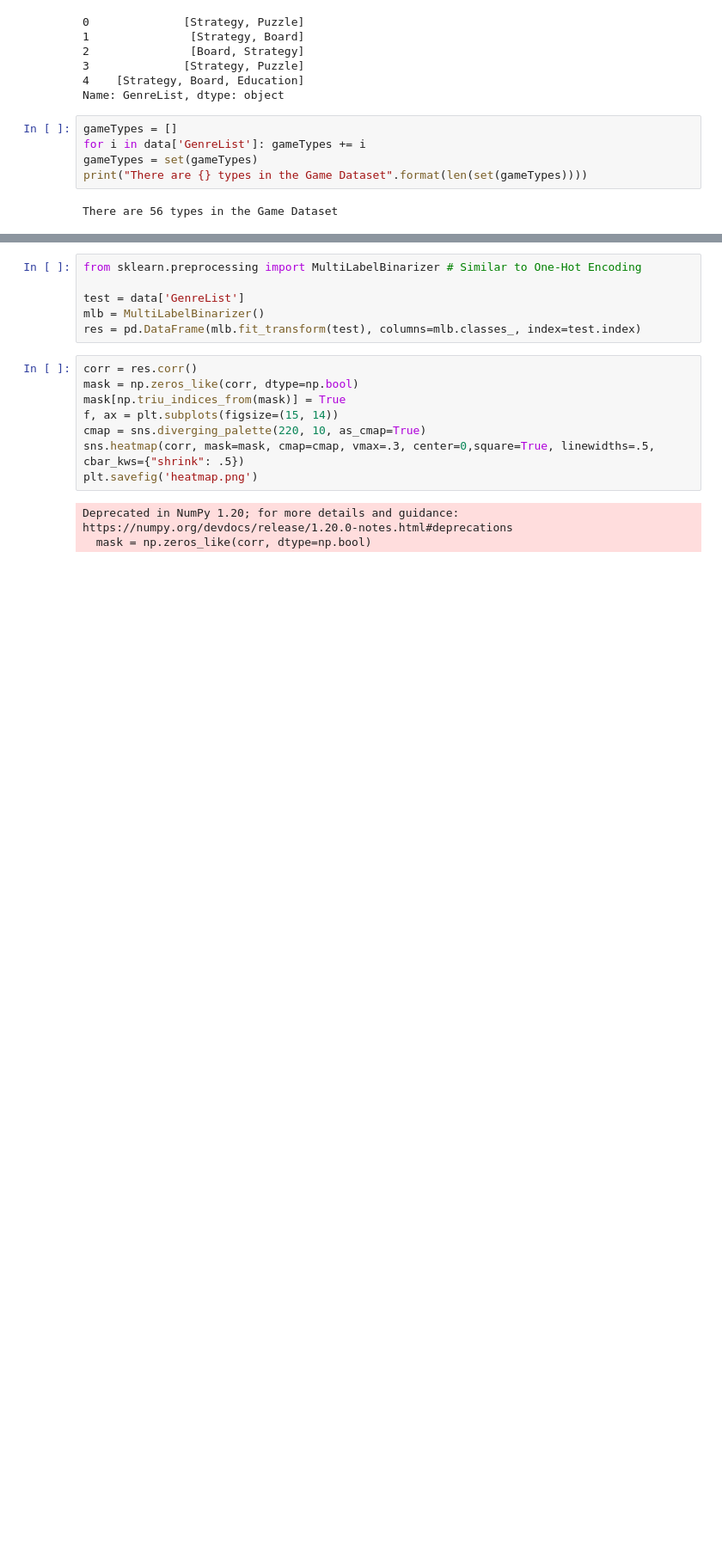
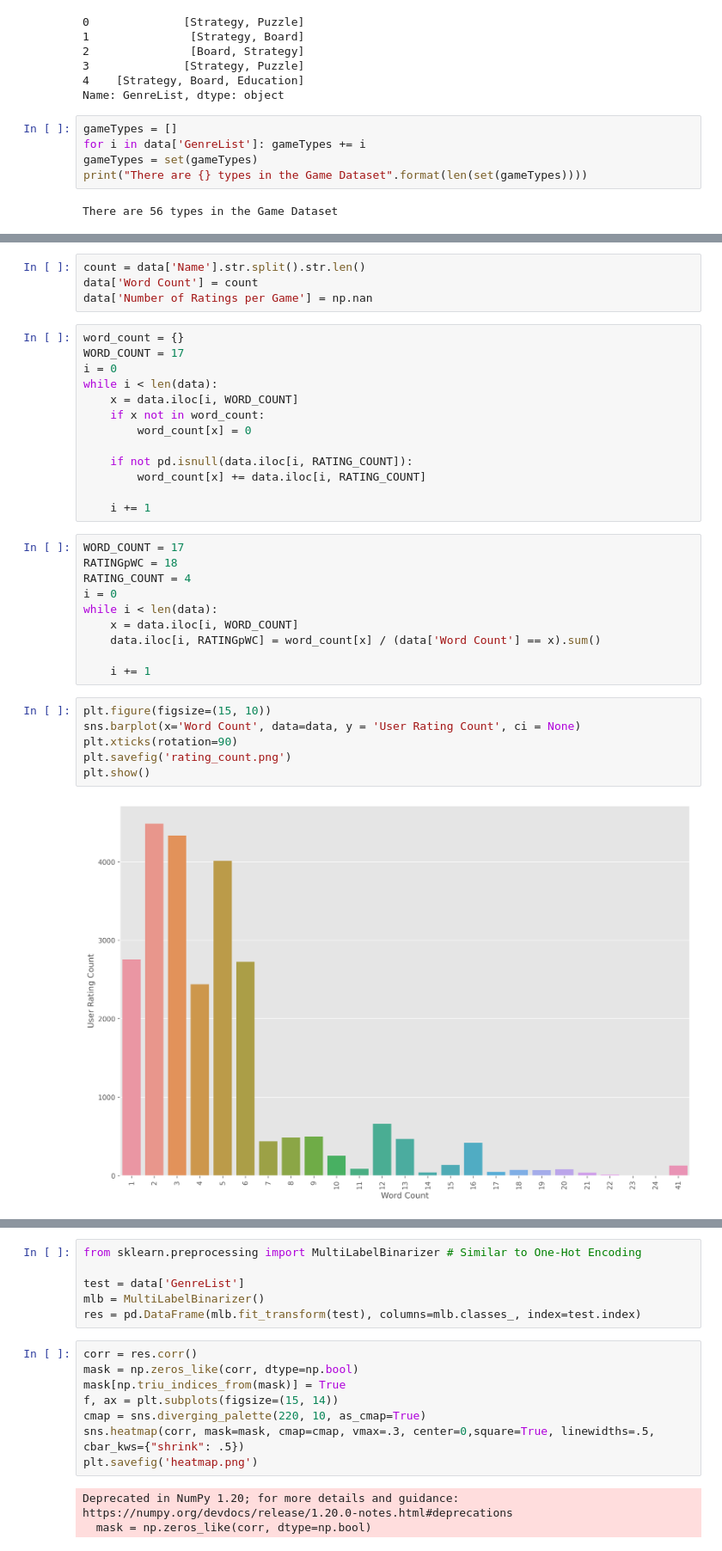
Before and after one commit to YourTeacher23/CCDP10003, a Jupyter notebook: mynotebook.ipynb, the cells around one changed output, grey strips where cells are left out. Shown at 86% size. Saved outputs shown, nothing was run; the diff lists cells and outputs as text; blank space fills up the shorter version.

Commit message:
Plot of word count and ratings

```diff
--- a/mynotebook.ipynb
+++ b/mynotebook.ipynb
@@ -61,0 +54,35 @@ data.head()
+# %%
+count = data['Name'].str.split().str.len()
+data['Word Count'] = count
+data['Number of Ratings per Game'] = np.nan
+# %%
+word_count = {}
+WORD_COUNT = 17
+i = 0
+while i < len(data):
+    x = data.iloc[i, WORD_COUNT]
+    if x not in word_count:
+        word_count[x] = 0
+
+    if not pd.isnull(data.iloc[i, RATING_COUNT]):
+        word_count[x] += data.iloc[i, RATING_COUNT]
+
+    i += 1
+# %%
+WORD_COUNT = 17
+RATINGpWC = 18
+RATING_COUNT = 4
+i = 0
+while i < len(data):
+    x = data.iloc[i, WORD_COUNT]
+    data.iloc[i, RATINGpWC] = word_count[x] / (data['Word Count'] == x).sum()
+
+    i += 1
+# %%
+plt.figure(figsize=(15, 10))
+sns.barplot(x='Word Count', data=data, y = 'User Rating Count', ci = None)
+plt.xticks(rotation=90)
+plt.savefig('rating_count.png')
+plt.show()
+# %% [output]
+[figure, added]
```
Also changed, not shown: parts of 3 cells of this notebook.
